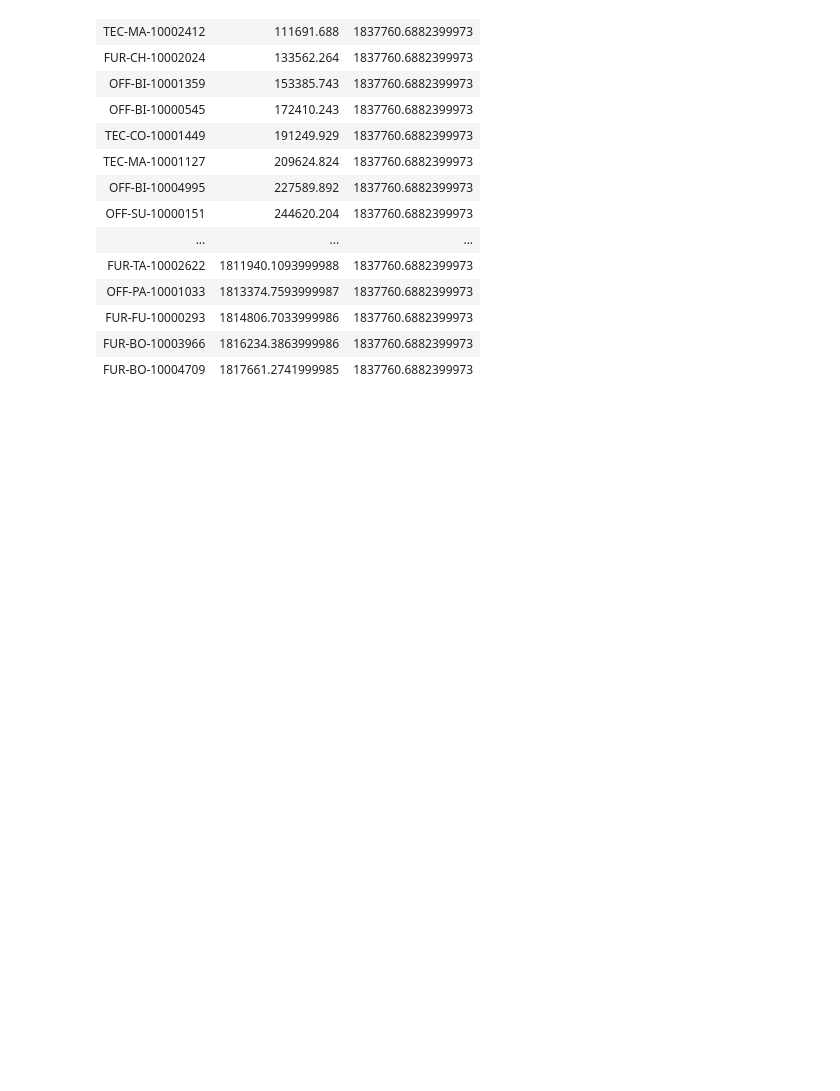
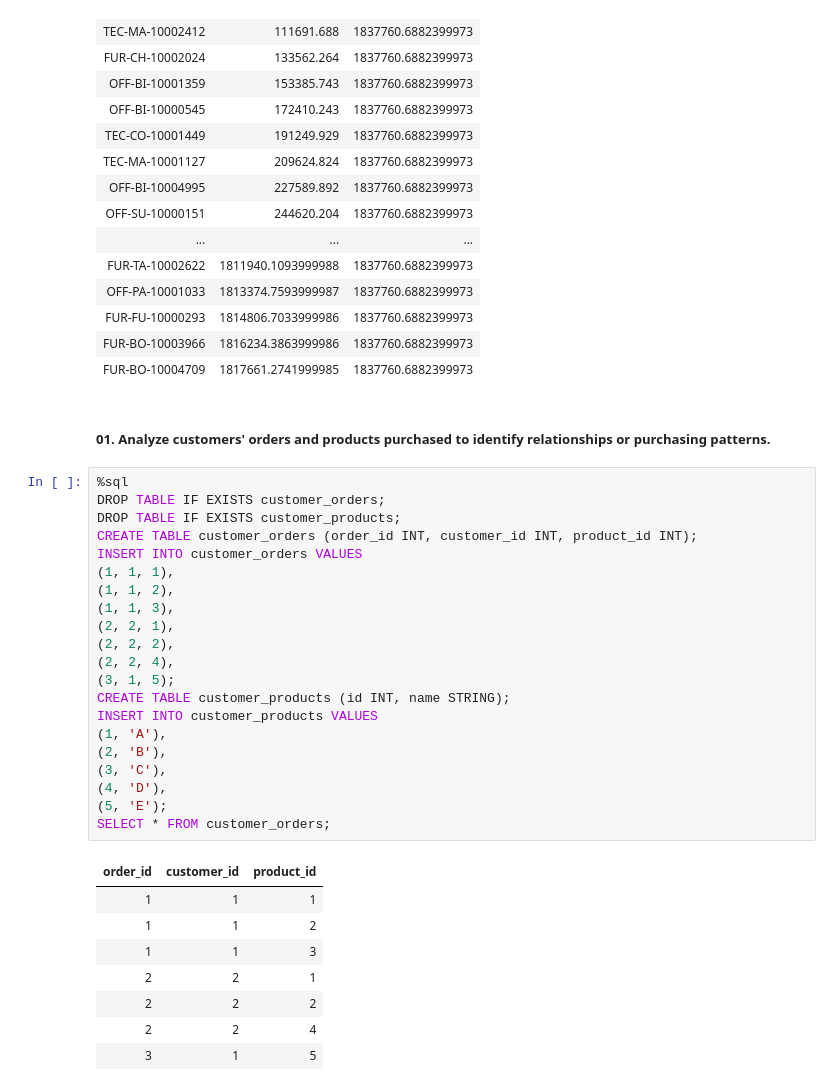
Before and after one commit to Rupam-1/SQL-Pyspark-practise_youtube, a Jupyter notebook: 03. SQL - Part2.ipynb, the cells around one changed output. Saved outputs shown, nothing was run; the diff lists cells and outputs as text; blank space fills up the shorter version.

```diff
--- a/03. SQL - Part2.ipynb
+++ b/03. SQL - Part2.ipynb
@@ -66,3 +66,35 @@ where cumulative_sales <= ultimate_sales;
 | FUR-FU-10000293 | 1814806.7033999986 | 1837760.6882399973 |
 | FUR-BO-10003966 | 1816234.3863999986 | 1837760.6882399973 |
 | FUR-BO-10004709 | 1817661.2741999985 | 1837760.6882399973 |
+# %% [markdown]
+##### 01. Analyze customers' orders and products purchased to identify relationships or purchasing patterns.
+# %%
+%sql
+DROP TABLE IF EXISTS customer_orders;
+DROP TABLE IF EXISTS customer_products;
+CREATE TABLE customer_orders (order_id INT, customer_id INT, product_id INT);
+INSERT INTO customer_orders VALUES
+(1, 1, 1),
+(1, 1, 2),
+(1, 1, 3),
+(2, 2, 1),
+(2, 2, 2),
+(2, 2, 4),
+(3, 1, 5);
+CREATE TABLE customer_products (id INT, name STRING);
+INSERT INTO customer_products VALUES
+(1, 'A'),
+(2, 'B'),
+(3, 'C'),
+(4, 'D'),
+(5, 'E');
+SELECT * FROM customer_orders;
+# %% [output]
+| order_id | customer_id | product_id |
+| 1 | 1 | 1 |
+| 1 | 1 | 2 |
+| 1 | 1 | 3 |
+| 2 | 2 | 1 |
+| 2 | 2 | 2 |
+| 2 | 2 | 4 |
+| 3 | 1 | 5 |
```
Also changed, not shown: parts of 2 cells of this notebook, 1 other file.
